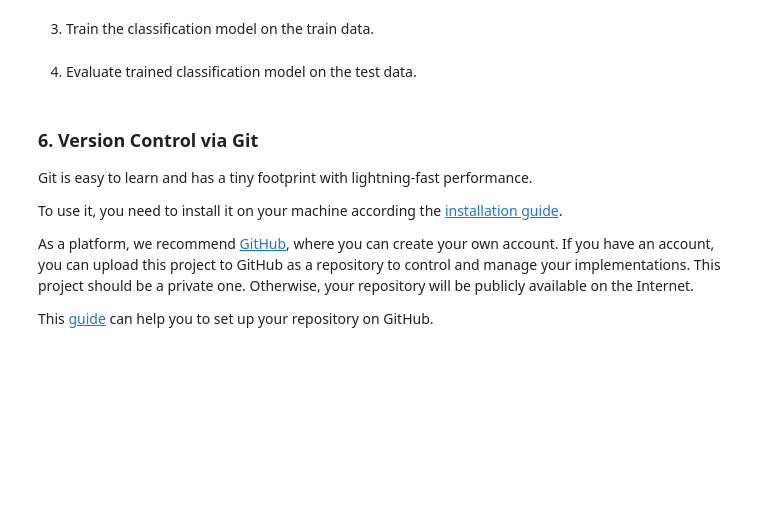
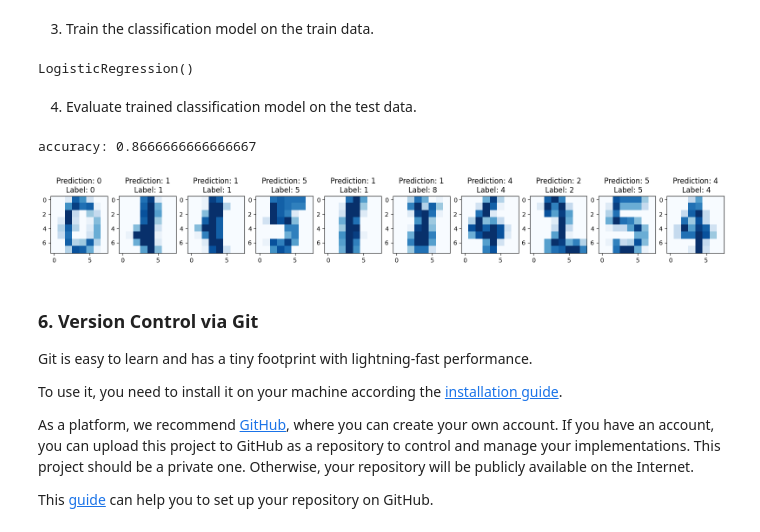
Before and after one commit to aalbayrak394/E2ML, a Jupyter notebook: notebooks/01_python_introduction.ipynb, the cells around one changed output. Cells and saved outputs as stored; diff of their text form; code cells hidden in the pictures; blank space fills up the shorter version.

```diff
--- a/notebooks/01_python_introduction.ipynb
+++ b/notebooks/01_python_introduction.ipynb
@@ -768,3 +767,7 @@ from sklearn.model_selection import train_test_split
+# %%
+from sklearn.model_selection import train_test_split
+
+X_train, X_test, y_train, y_test = train_test_split(digits.data, digits.target, test_size=0.2)
 # %% [markdown]
 Finally, we use the `scikit-learn` four-step modeling pattern.
 
@@ -776,35 +779,40 @@ from sklearn.linear_model import LogisticRegression
 2. Create object of the classification model.
 # %%
 # 2. Create an object of the logistic regression model.
-# TODO
+cls = LogisticRegression()
 # %% [markdown]
 3. Train the classification model on the train data.
 # %%
 # 3. Train the logistic regression model on the 80% digit train set.
-# TODO
+cls.fit(X_train, y_train)
+# %% [output]
+LogisticRegression()
 # %% [markdown]
 4. Evaluate trained classification model on the test data.
 # %%
 # 4. Evaluate the logistic regression model on the 20% digit test data.
 
 # Predict labels for the test data.
-# TODO
+y_pred = cls.predict(X_test)
 
 # Print accuracy on test data.
-# TODO
+print(f'accuracy: {cls.score(X_test, y_test)}')
 
 # Print predictions and true class labels for the first ten test images.
 plt.figure(figsize=(20, 4))
 for index, (image, pred, label) in enumerate(zip(X_test[0:10], y_pred[0:10], y_test[0:10])):
     plt.subplot(1, 10, index + 1)
 
     # Reshape image to 8x8 array.
-    # TODO
+    image = image.reshape(8,8)
 
     # Use `imshow` to visualize the image.
-    # TODO
+    plt.imshow(image, cmap='Blues')
 
     plt.title('Prediction: {}\n Label: {}'.format(pred, label), fontsize=12)
+# %% [output]
+accuracy: 0.8666666666666667
+[figure, added]
 # %% [markdown]
 ### **6. Version Control via Git** <a class="anchor" id="git"></a>
 Git is easy to learn and has a tiny footprint with lightning-fast performance.
```
Also changed, not shown: parts of 10 cells of this notebook.
